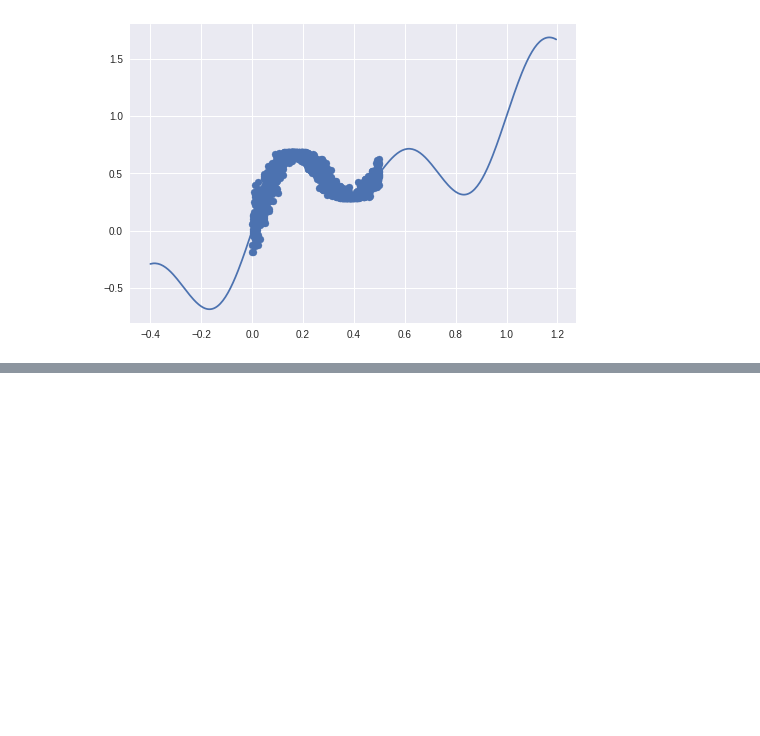
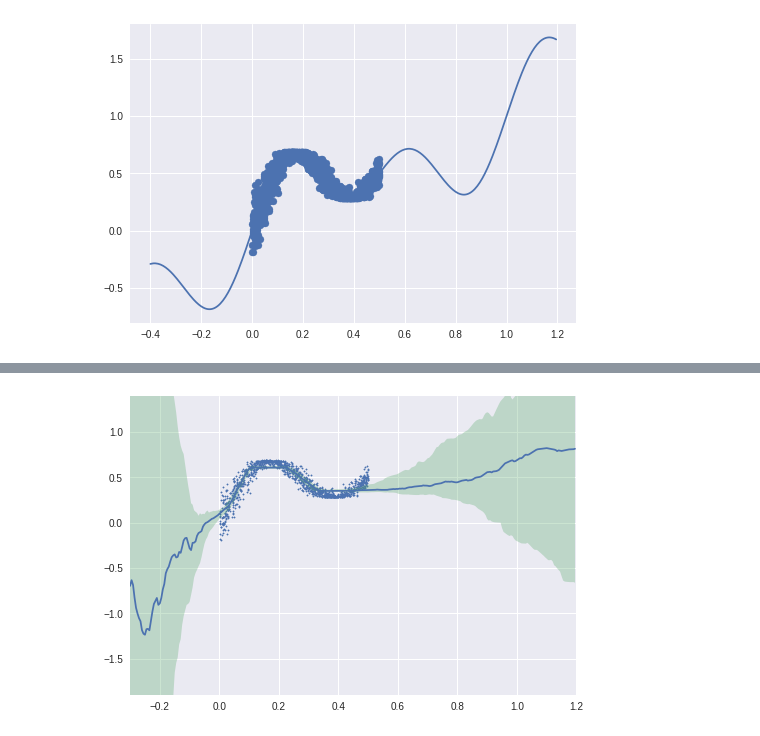
Before and after one commit to JINKEHE/BayesByBackprop, a Jupyter notebook: regression.ipynb, the cells around one changed output, grey strips where cells are left out. Cells and saved outputs as stored; diff of their text form; code cells hidden in the pictures; blank space fills up the shorter version.

Commit message:
add plot to the regression notebook

```diff
--- a/regression.ipynb
+++ b/regression.ipynb
@@ -472,0 +473,19 @@ nll: tensor(-1.5421, device='cuda:0', grad_fn=<DivBackward0>)
+# %%
+# generate the plot
+net.train()
+outputs = []
+for sample_count in range(100):
+  outputs.append(net(true_range.view([320, 1])))
+outputs = torch.cat(outputs, dim=1).detach().cpu().numpy()
+output_median = np.median(outputs, axis=1)
+output_lower = np.percentile(outputs, 25, axis=1)
+output_higher = np.percentile(outputs, 75, axis=1)
+plt.plot(true_range.flatten().cpu().numpy(), output_median)
+plt.scatter(trainfeatures.flatten().cpu().numpy(), trainlabels.flatten().cpu().numpy(),s = 2)
+plt.fill_between(true_range.flatten().cpu().numpy(), output_lower, output_higher, interpolate=True, alpha=0.3)
+plt.ylim(-1.9,1.4)
+plt.xlim(-0.3, 1.2)
+plt.plot()
+plt.show()
+# %% [output]
+[figure, added]
```
Also changed, not shown: parts of 1 cell of this notebook.
